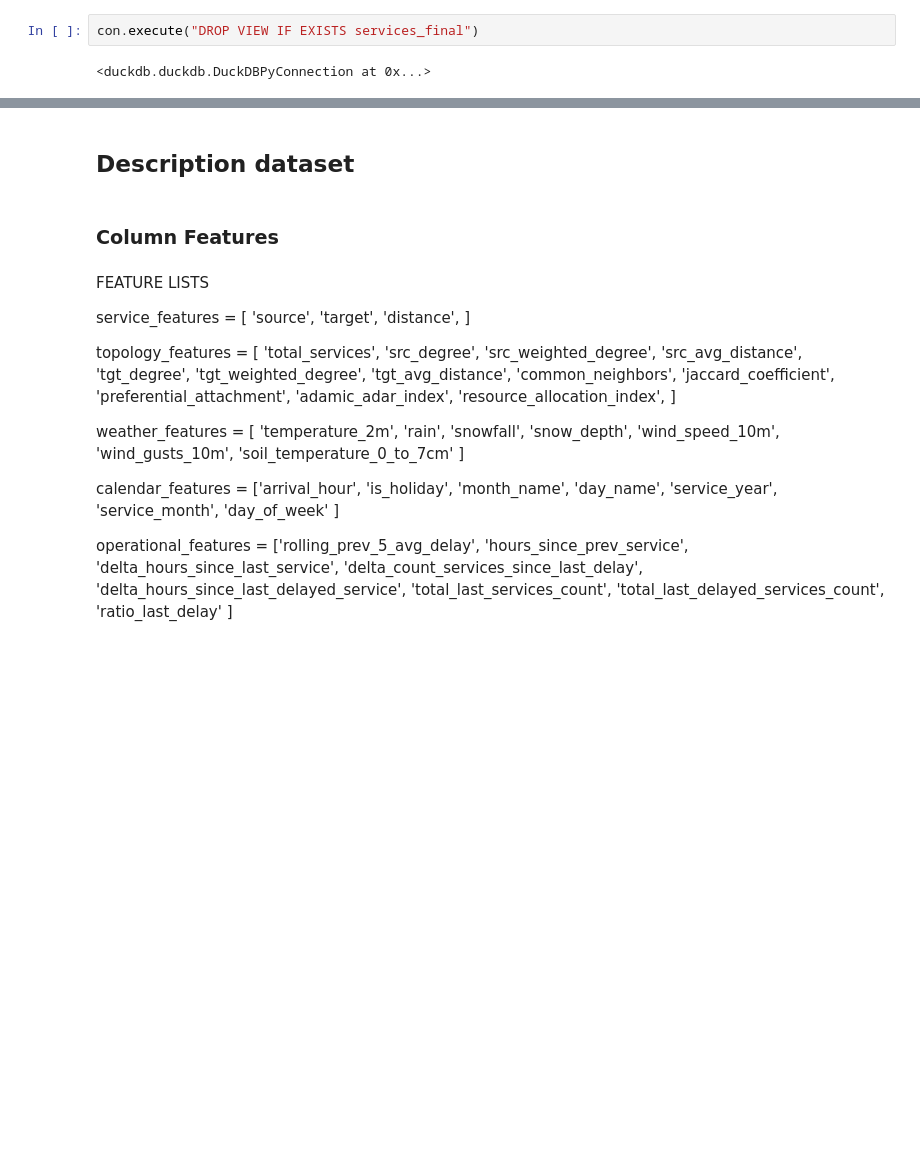
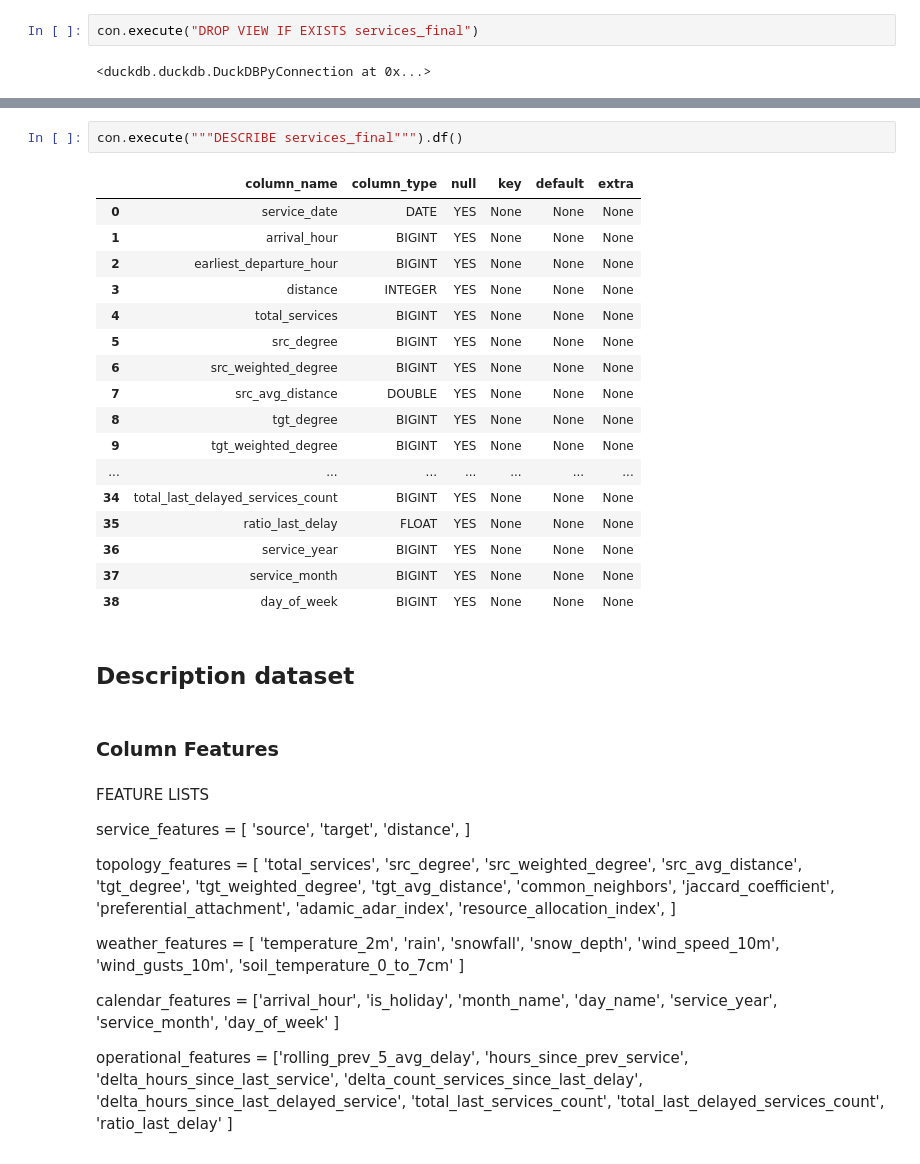
Before and after one commit to jbaonl/MSc-Thesis, a Jupyter notebook: MSc-Thesis/Bao/all_code/3_model_training/classification/classification_base.ipynb, the cells around one changed output, grey strips where cells are left out. Drawn from its saved outputs; the diff is of its cells as text; blank space fills up the shorter version.

```diff
--- a/MSc-Thesis/Bao/all_code/3_model_training/classification/classification_base.ipynb
+++ b/MSc-Thesis/Bao/all_code/3_model_training/classification/classification_base.ipynb
@@ -180,3 +243,23 @@ IOException: IO Error: No files found that match the pattern "C:\Users\jialo\NS_
+# %%
+con.execute("""DESCRIBE services_final""").df()
+# %% [output]
+|  | column_name | column_type | null | key | default | extra |
+| 0 | service_date | DATE | YES | None | None | None |
+| 1 | arrival_hour | BIGINT | YES | None | None | None |
+| 2 | earliest_departure_hour | BIGINT | YES | None | None | None |
+| 3 | distance | INTEGER | YES | None | None | None |
+| 4 | total_services | BIGINT | YES | None | None | None |
+| 5 | src_degree | BIGINT | YES | None | None | None |
+| 6 | src_weighted_degree | BIGINT | YES | None | None | None |
+| 7 | src_avg_distance | DOUBLE | YES | None | None | None |
+| 8 | tgt_degree | BIGINT | YES | None | None | None |
+| 9 | tgt_weighted_degree | BIGINT | YES | None | None | None |
+| ... | ... | ... | ... | ... | ... | ... |
+| 34 | total_last_delayed_services_count | BIGINT | YES | None | None | None |
+| 35 | ratio_last_delay | FLOAT | YES | None | None | None |
+| 36 | service_year | BIGINT | YES | None | None | None |
+| 37 | service_month | BIGINT | YES | None | None | None |
+| 38 | day_of_week | BIGINT | YES | None | None | None |
 # %% [markdown]
 ## Description dataset
 # %% [markdown]
```
Also changed, not shown: parts of 19 cells of this notebook, 1 other file.
